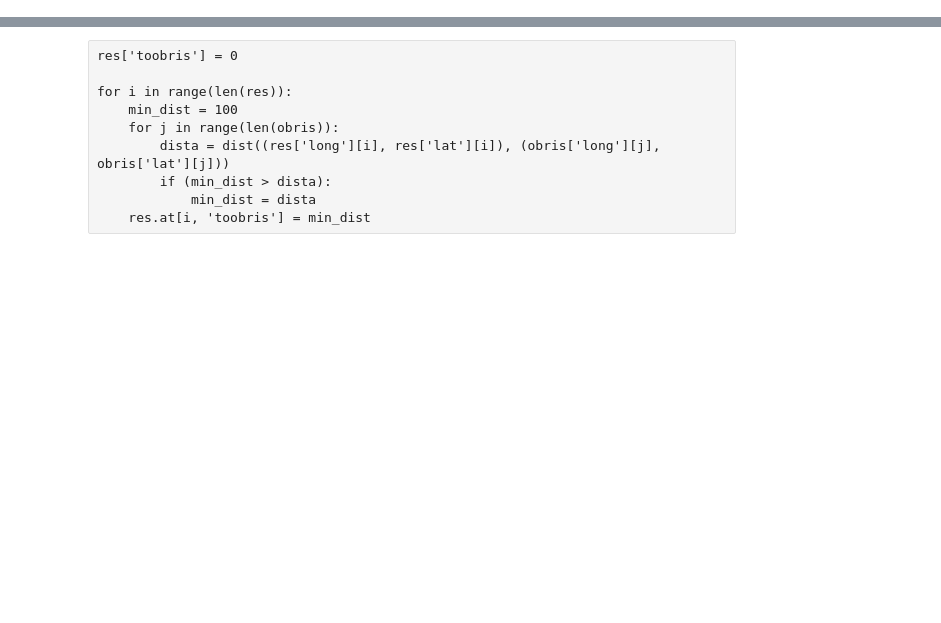
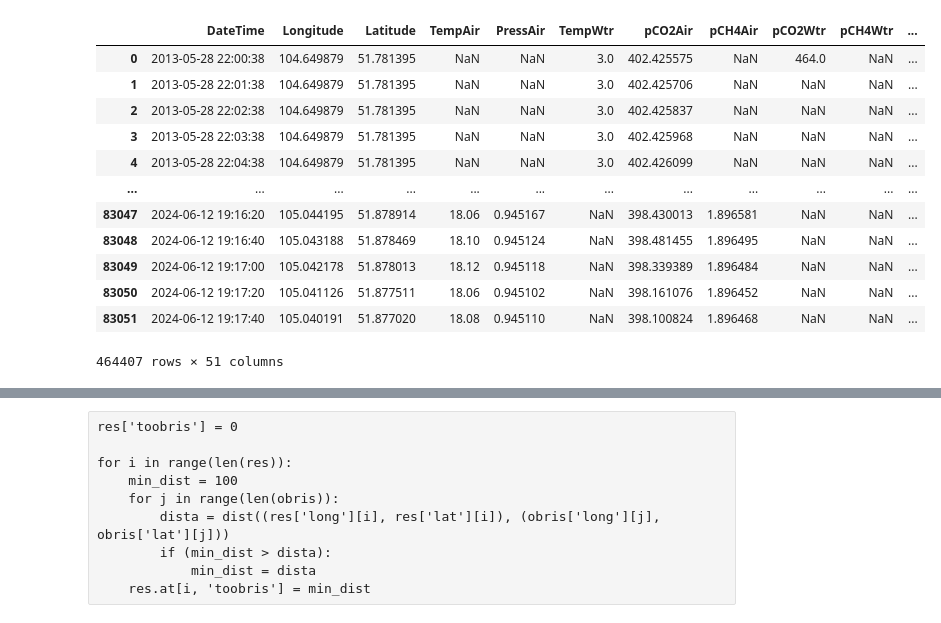
Before and after one commit to pestunov/BaikalDataHandler, a Jupyter notebook: AllSea.ipynb, the cells around one changed output, grey strips where cells are left out. Saved outputs shown, nothing was run; the diff lists cells and outputs as text; code cells hidden in the pictures; blank space fills up the shorter version.

```diff
--- a/AllSea.ipynb
+++ b/AllSea.ipynb
@@ -46,3 +120,19 @@ df.shape, df.columns
+# %%
+dfr
+# %% [output]
+|  | DateTime | Longitude | Latitude | TempAir | PressAir | TempWtr | pCO2Air | pCH4Air | pCO2Wtr | pCH4Wtr | ... |
+| 0 | 2013-05-28 22:00:38 | 104.649879 | 51.781395 | NaN | NaN | 3.0 | 402.425575 | NaN | 464.0 | NaN | ... |
+| 1 | 2013-05-28 22:01:38 | 104.649879 | 51.781395 | NaN | NaN | 3.0 | 402.425706 | NaN | NaN | NaN | ... |
+| 2 | 2013-05-28 22:02:38 | 104.649879 | 51.781395 | NaN | NaN | 3.0 | 402.425837 | NaN | NaN | NaN | ... |
+| 3 | 2013-05-28 22:03:38 | 104.649879 | 51.781395 | NaN | NaN | 3.0 | 402.425968 | NaN | NaN | NaN | ... |
+| 4 | 2013-05-28 22:04:38 | 104.649879 | 51.781395 | NaN | NaN | 3.0 | 402.426099 | NaN | NaN | NaN | ... |
+| ... | ... | ... | ... | ... | ... | ... | ... | ... | ... | ... | ... |
+| 83047 | 2024-06-12 19:16:20 | 105.044195 | 51.878914 | 18.06 | 0.945167 | NaN | 398.430013 | 1.896581 | NaN | NaN | ... |
+| 83048 | 2024-06-12 19:16:40 | 105.043188 | 51.878469 | 18.10 | 0.945124 | NaN | 398.481455 | 1.896495 | NaN | NaN | ... |
+| 83049 | 2024-06-12 19:17:00 | 105.042178 | 51.878013 | 18.12 | 0.945118 | NaN | 398.339389 | 1.896484 | NaN | NaN | ... |
+| 83050 | 2024-06-12 19:17:20 | 105.041126 | 51.877511 | 18.06 | 0.945102 | NaN | 398.161076 | 1.896452 | NaN | NaN | ... |
+| 83051 | 2024-06-12 19:17:40 | 105.040191 | 51.877020 | 18.08 | 0.945110 | NaN | 398.100824 | 1.896468 | NaN | NaN | ... |
+464407 rows × 51 columns
 # %%
 df['year'] = df['DateTime'].dt.year
 # %%
```
Also changed, not shown: parts of 24 cells of this notebook.
